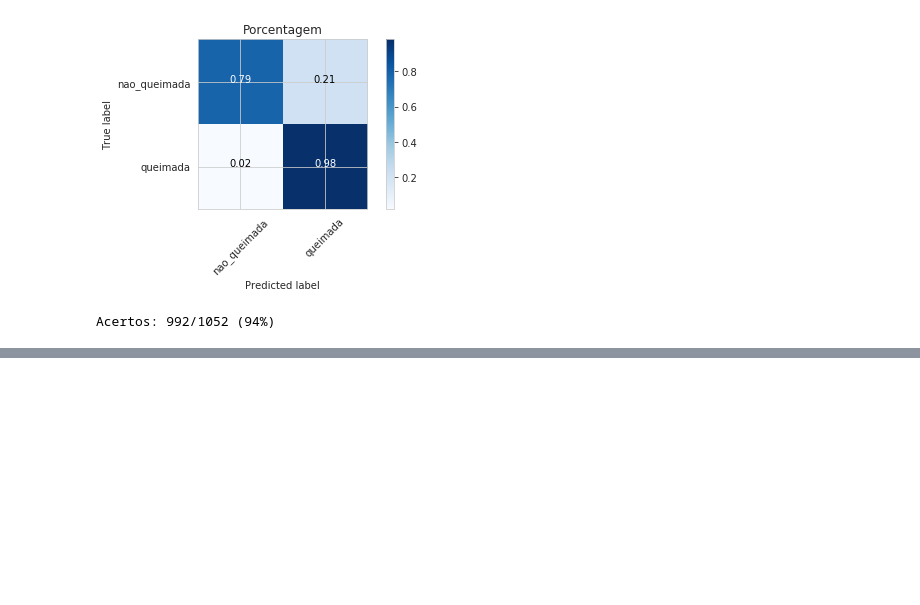
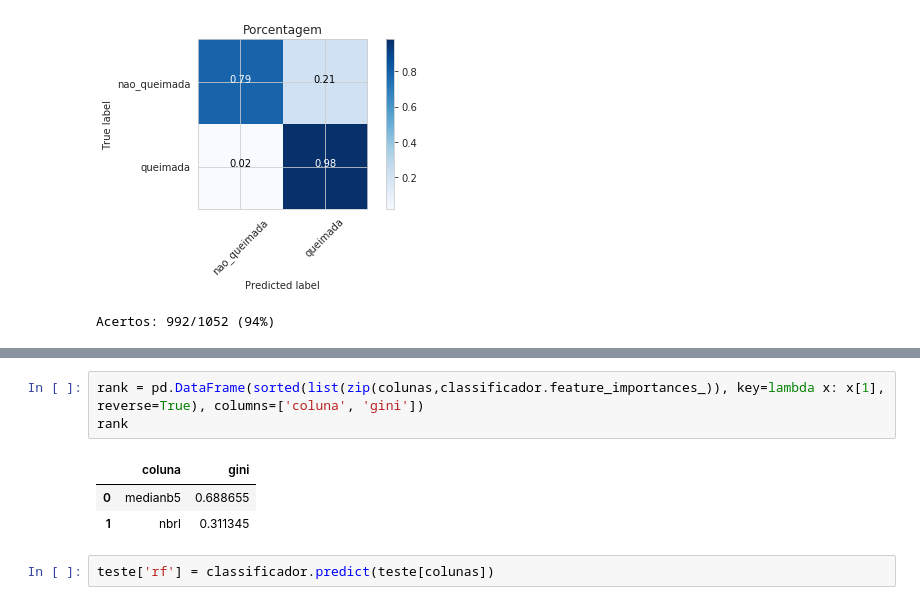
Before and after one commit to cicerocasj/aq30m, a Jupyter notebook: relatorio_final.ipynb, the cells around one changed output, grey strips where cells are left out. Drawn from its saved outputs; the diff is of its cells as text; blank space fills up the shorter version.

```diff
--- a/relatorio_final.ipynb
+++ b/relatorio_final.ipynb
@@ -914,0 +928,9 @@ Acertos: 992/1052 (94%)
+# %%
+rank = pd.DataFrame(sorted(list(zip(colunas,classificador.feature_importances_)), key=lambda x: x[1], reverse=True), columns=['coluna', 'gini'])
+rank
+# %% [output]
+|  | coluna | gini |
+| 0 | medianb5 | 0.688655 |
+| 1 | nbrl | 0.311345 |
+# %%
+teste['rf'] = classificador.predict(teste[colunas])
```
Also changed, not shown: parts of 15 cells of this notebook.
